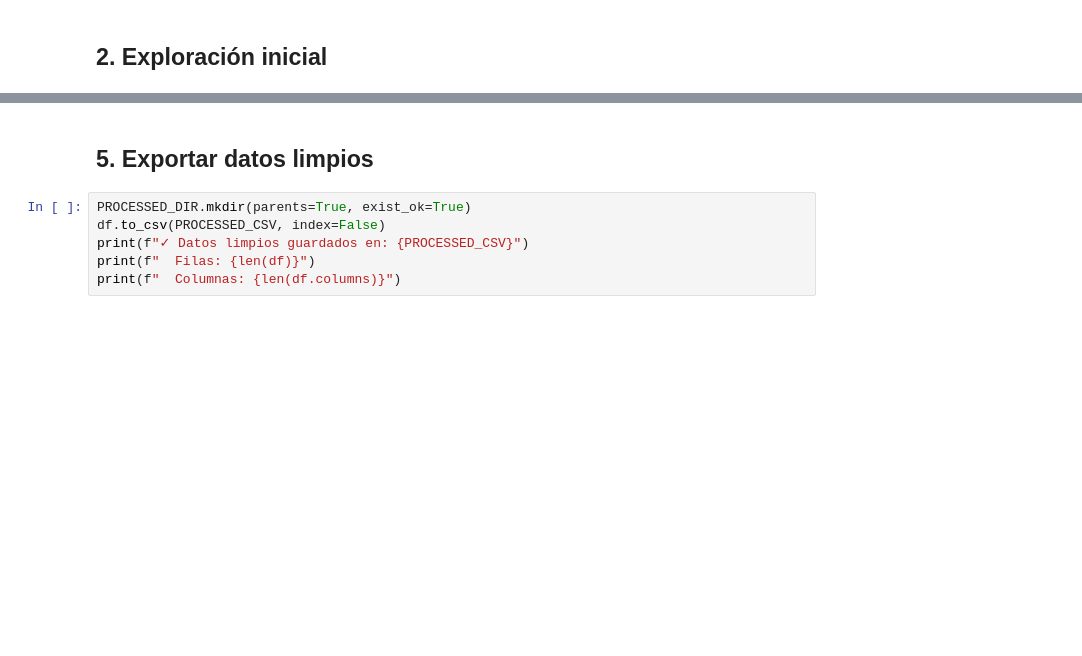
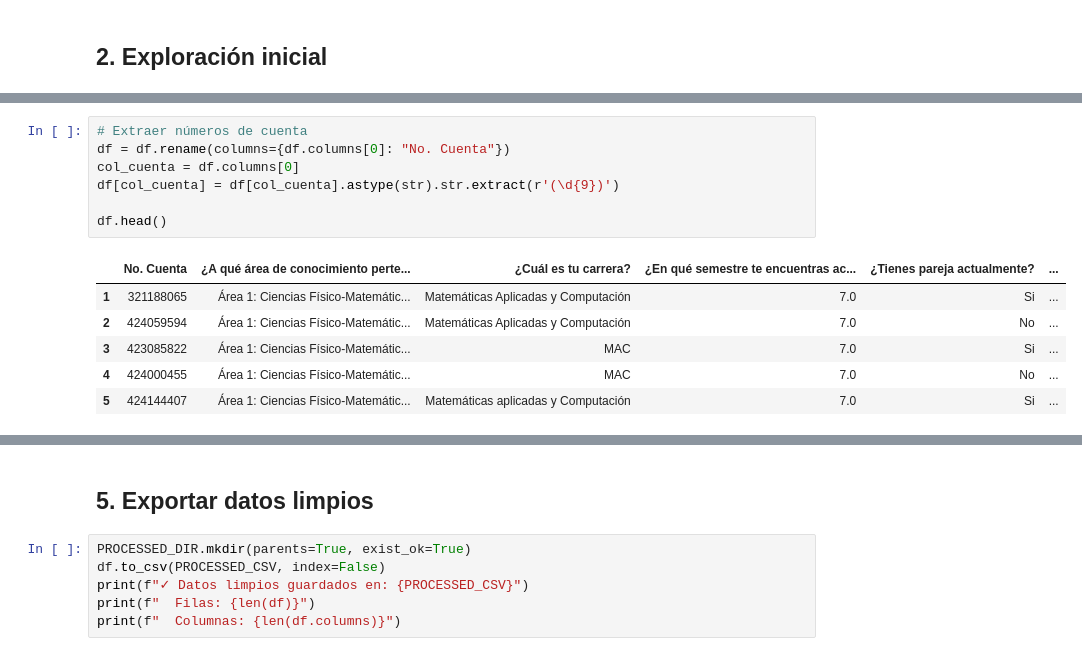
Before and after one commit to Acatlan-SI/LimpiezaData, a Jupyter notebook: notebooks/01_limpieza_datos.ipynb, the cells around one changed output, grey strips where cells are left out. Drawn from its saved outputs; the diff is of its cells as text; blank space fills up the shorter version.

```diff
--- a/notebooks/01_limpieza_datos.ipynb
+++ b/notebooks/01_limpieza_datos.ipynb
@@ -37,0 +77,14 @@ df.describe(include="all")
+# %%
+# Extraer números de cuenta
+df = df.rename(columns={df.columns[0]: "No. Cuenta"})
+col_cuenta = df.columns[0]
+df[col_cuenta] = df[col_cuenta].astype(str).str.extract(r'(\d{9})')
+
+df.head()
+# %% [output]
+|  | No. Cuenta | ¿A qué área de conocimiento perte... | ¿Cuál es tu carrera? | ¿En qué semestre te encuentras ac... | ¿Tienes pareja actualmente? | ... |
+| 1 | 321188065 | Área 1: Ciencias Físico-Matemátic... | Matemáticas Aplicadas y Computación | 7.0 | Si | ... |
+| 2 | 424059594 | Área 1: Ciencias Físico-Matemátic... | Matemáticas Aplicadas y Computación | 7.0 | No | ... |
+| 3 | 423085822 | Área 1: Ciencias Físico-Matemátic... | MAC | 7.0 | Si | ... |
+| 4 | 424000455 | Área 1: Ciencias Físico-Matemátic... | MAC | 7.0 | No | ... |
+| 5 | 424144407 | Área 1: Ciencias Físico-Matemátic... | Matemáticas aplicadas y Computación | 7.0 | Si | ... |
```
Also changed, not shown: parts of 6 cells of this notebook.
